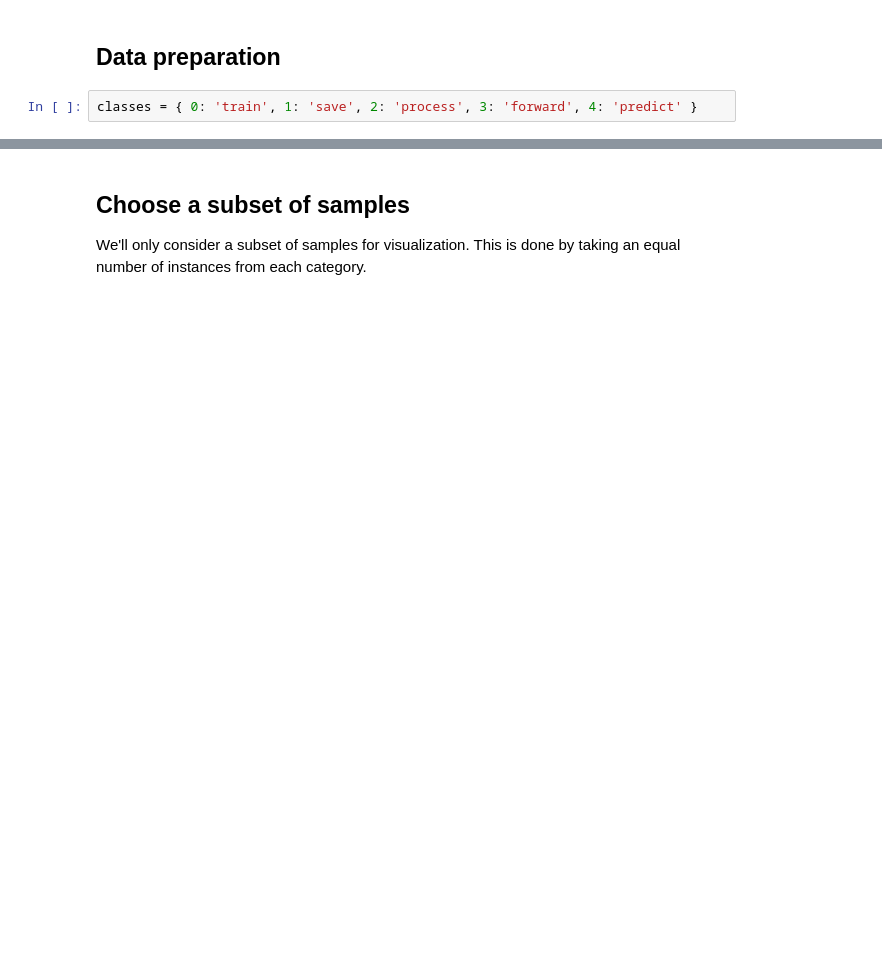
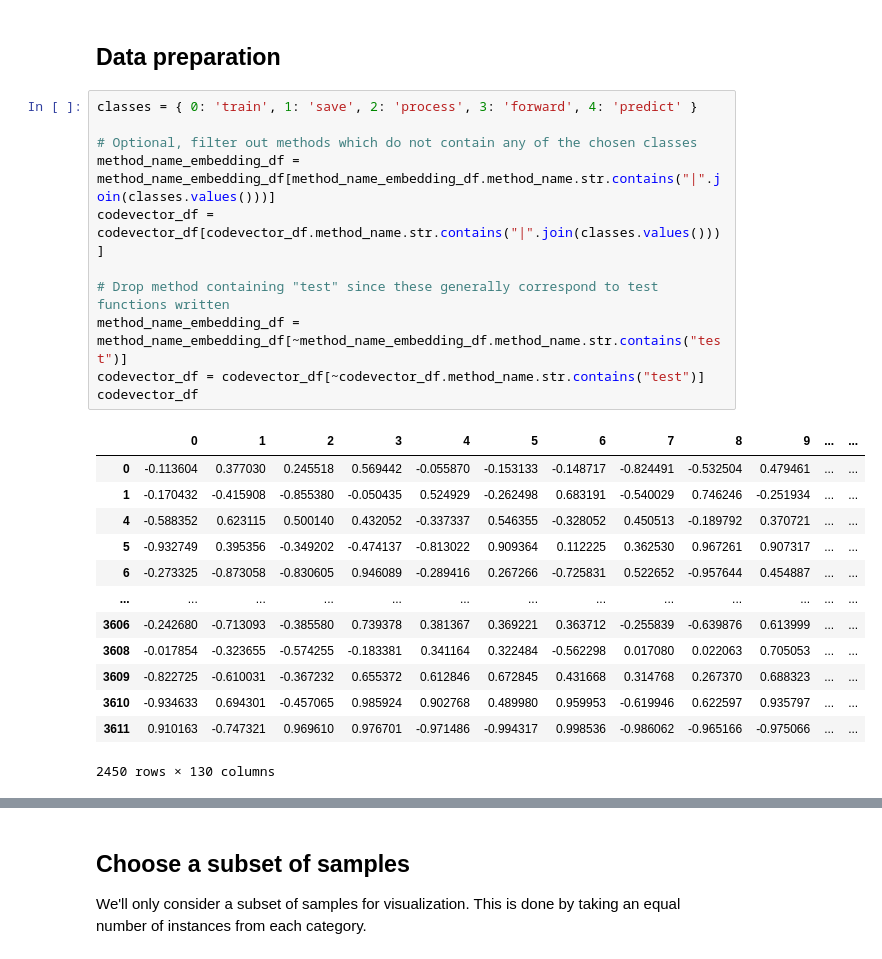
Before and after one commit to mhagglun/code2vec, a Jupyter notebook: evaluation.ipynb, the cells around one changed output, grey strips where cells are left out. Cells and saved outputs as stored; diff of their text form; blank space fills up the shorter version.

```diff
--- a/evaluation.ipynb
+++ b/evaluation.ipynb
@@ -49,6 +119,29 @@ df.head()
 # %% [markdown]
 ## Data preparation
-# %%
-classes = { 0: 'train', 1: 'save', 2: 'process', 3: 'forward', 4: 'predict' }
+# %%
+classes = { 0: 'train', 1: 'save', 2: 'process', 3: 'forward', 4: 'predict' }
+
+# Optional, filter out methods which do not contain any of the chosen classes
+method_name_embedding_df = method_name_embedding_df[method_name_embedding_df.method_name.str.contains("|".join(classes.values()))]
+codevector_df = codevector_df[codevector_df.method_name.str.contains("|".join(classes.values()))]
+
+# Drop method containing "test" since these generally correspond to test functions written
+method_name_embedding_df = method_name_embedding_df[~method_name_embedding_df.method_name.str.contains("test")]
+codevector_df = codevector_df[~codevector_df.method_name.str.contains("test")]
+codevector_df
+# %% [output]
+|  | 0 | 1 | 2 | 3 | 4 | 5 | 6 | 7 | 8 | 9 | ... | ... |
+| 0 | -0.113604 | 0.377030 | 0.245518 | 0.569442 | -0.055870 | -0.153133 | -0.148717 | -0.824491 | -0.532504 | 0.479461 | ... | ... |
+| 1 | -0.170432 | -0.415908 | -0.855380 | -0.050435 | 0.524929 | -0.262498 | 0.683191 | -0.540029 | 0.746246 | -0.251934 | ... | ... |
+| 4 | -0.588352 | 0.623115 | 0.500140 | 0.432052 | -0.337337 | 0.546355 | -0.328052 | 0.450513 | -0.189792 | 0.370721 | ... | ... |
+| 5 | -0.932749 | 0.395356 | -0.349202 | -0.474137 | -0.813022 | 0.909364 | 0.112225 | 0.362530 | 0.967261 | 0.907317 | ... | ... |
+| 6 | -0.273325 | -0.873058 | -0.830605 | 0.946089 | -0.289416 | 0.267266 | -0.725831 | 0.522652 | -0.957644 | 0.454887 | ... | ... |
+| ... | ... | ... | ... | ... | ... | ... | ... | ... | ... | ... | ... | ... |
+| 3606 | -0.242680 | -0.713093 | -0.385580 | 0.739378 | 0.381367 | 0.369221 | 0.363712 | -0.255839 | -0.639876 | 0.613999 | ... | ... |
+| 3608 | -0.017854 | -0.323655 | -0.574255 | -0.183381 | 0.341164 | 0.322484 | -0.562298 | 0.017080 | 0.022063 | 0.705053 | ... | ... |
+| 3609 | -0.822725 | -0.610031 | -0.367232 | 0.655372 | 0.612846 | 0.672845 | 0.431668 | 0.314768 | 0.267370 | 0.688323 | ... | ... |
+| 3610 | -0.934633 | 0.694301 | -0.457065 | 0.985924 | 0.902768 | 0.489980 | 0.959953 | -0.619946 | 0.622597 | 0.935797 | ... | ... |
+| 3611 | 0.910163 | -0.747321 | 0.969610 | 0.976701 | -0.971486 | -0.994317 | 0.998536 | -0.986062 | -0.965166 | -0.975066 | ... | ... |
+2450 rows × 130 columns
 # %%
 # Assign categories based on method name
```
Also changed, not shown: parts of 35 cells of this notebook, 1 other file.
